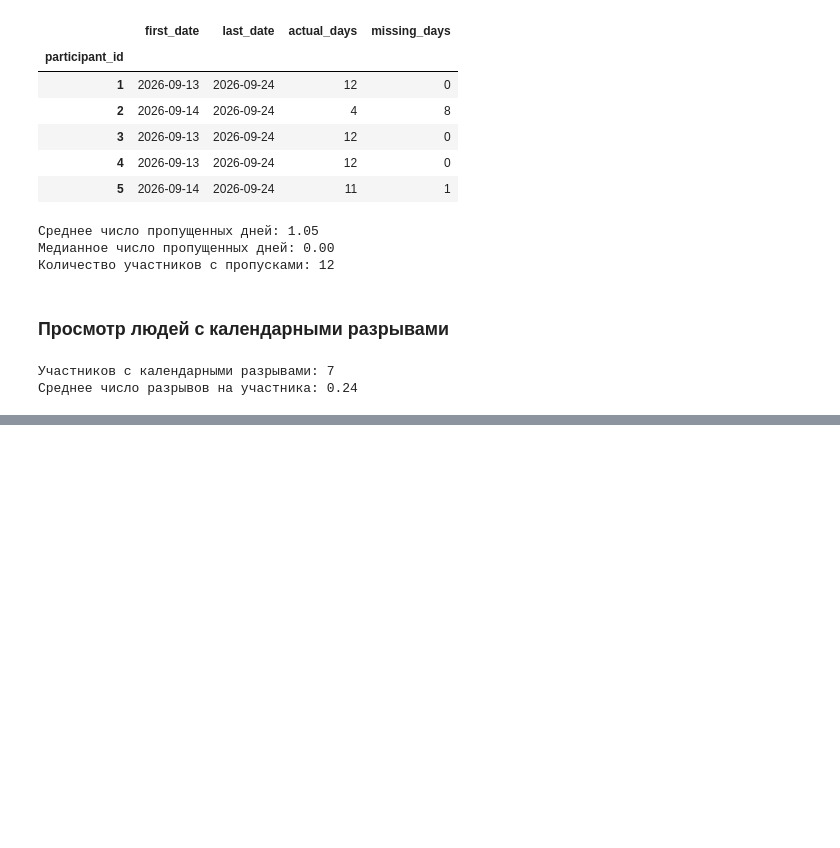
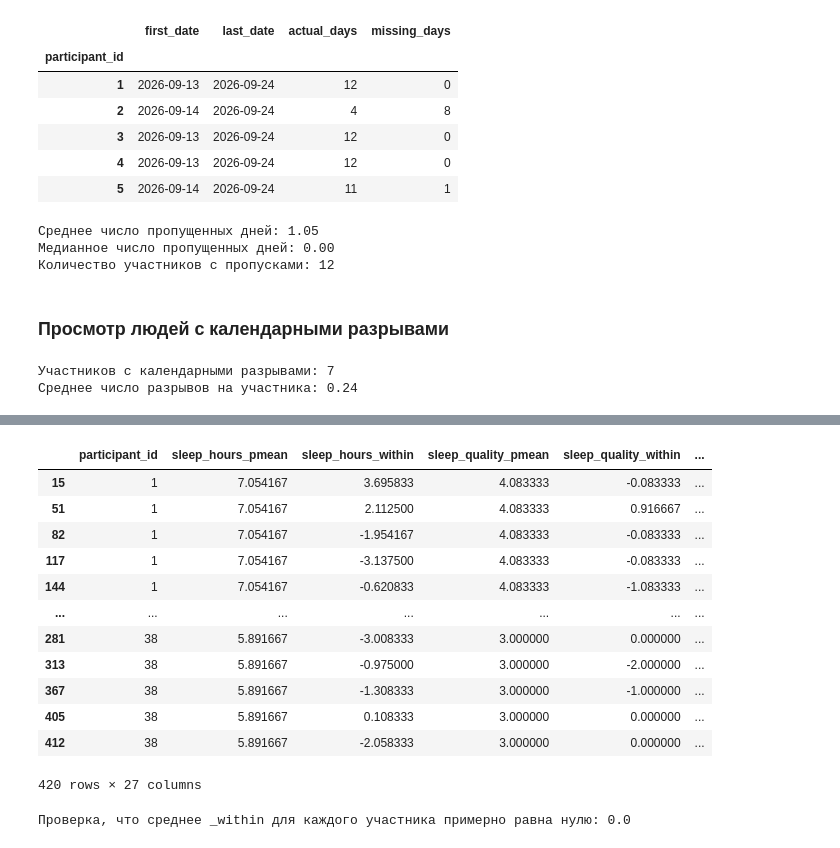
Before and after one commit to EnemyOfDeath7/dream-project, a Jupyter notebook: dream.ipynb, the cells around one changed output, grey strips where cells are left out. Drawn from its saved outputs; the diff is of its cells as text; code cells hidden in the pictures; blank space fills up the shorter version.

```diff
--- a/dream.ipynb
+++ b/dream.ipynb
@@ -803,0 +825,42 @@ df = df.groupby(by="participant_id").filter(lambda x: len(x) > 1)
+# %%
+time_varying_cols = [
+    "sleep_hours",
+    "sleep_quality",
+    "awakenings",
+    "amount_of_coffee",
+    "amount_of_coffee_after16",
+    "stress_level",
+    "hours_of_physical_activity",
+    "screen_time",
+    "alcohol",
+    "strong_emotions",
+    "daytime_sleep",
+    "food_before_bed",
+    "screen_before_bed"
+]
+
+between_within = pd.DataFrame(df["participant_id"])
+
+for i in time_varying_cols:
+    between_within[f"{i}_pmean"] = df.groupby(by="participant_id")[i].transform("mean")
+    between_within[f"{i}_within"] = df[i] - between_within[f"{i}_pmean"]
+
+between_within
+# %% [output]
+|  | participant_id | sleep_hours_pmean | sleep_hours_within | sleep_quality_pmean | sleep_quality_within | ... |
+| 15 | 1 | 7.054167 | 3.695833 | 4.083333 | -0.083333 | ... |
+| 51 | 1 | 7.054167 | 2.112500 | 4.083333 | 0.916667 | ... |
+| 82 | 1 | 7.054167 | -1.954167 | 4.083333 | -0.083333 | ... |
+| 117 | 1 | 7.054167 | -3.137500 | 4.083333 | -0.083333 | ... |
+| 144 | 1 | 7.054167 | -0.620833 | 4.083333 | -1.083333 | ... |
+| ... | ... | ... | ... | ... | ... | ... |
+| 281 | 38 | 5.891667 | -3.008333 | 3.000000 | 0.000000 | ... |
+| 313 | 38 | 5.891667 | -0.975000 | 3.000000 | -2.000000 | ... |
+| 367 | 38 | 5.891667 | -1.308333 | 3.000000 | -1.000000 | ... |
+| 405 | 38 | 5.891667 | 0.108333 | 3.000000 | 0.000000 | ... |
+| 412 | 38 | 5.891667 | -2.058333 | 3.000000 | 0.000000 | ... |
+420 rows × 27 columns
+# %%
+print(f"Проверка, что среднее _within для каждого участника примерно равна нулю: {between_within.groupby("participant_id")["sleep_hours_within"].mean().sum().round(1)}")
+# %% [output]
+Проверка, что среднее _within для каждого участника примерно равна нулю: 0.0
```
Also changed, not shown: parts of 7 cells of this notebook.
